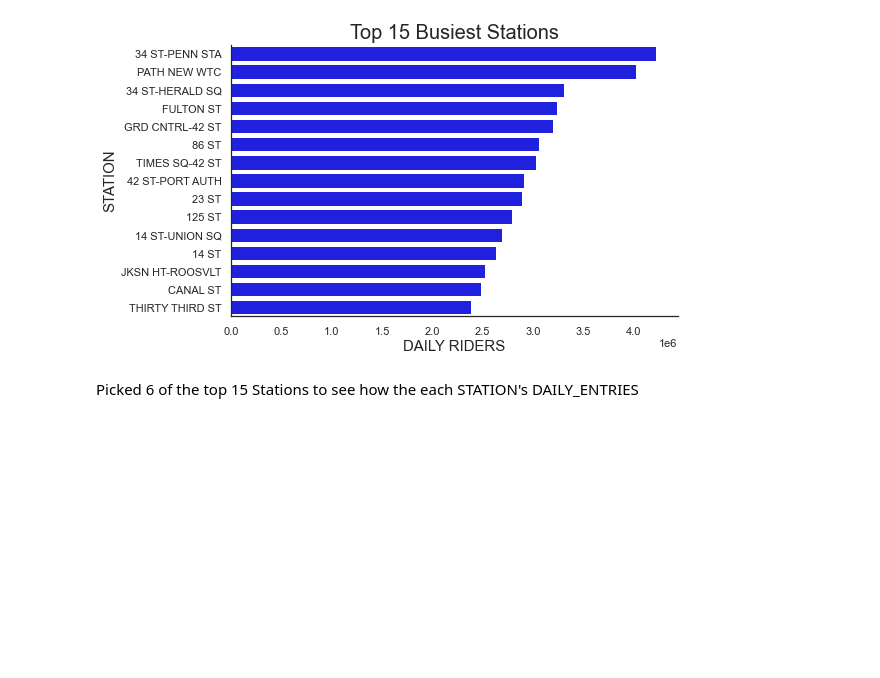
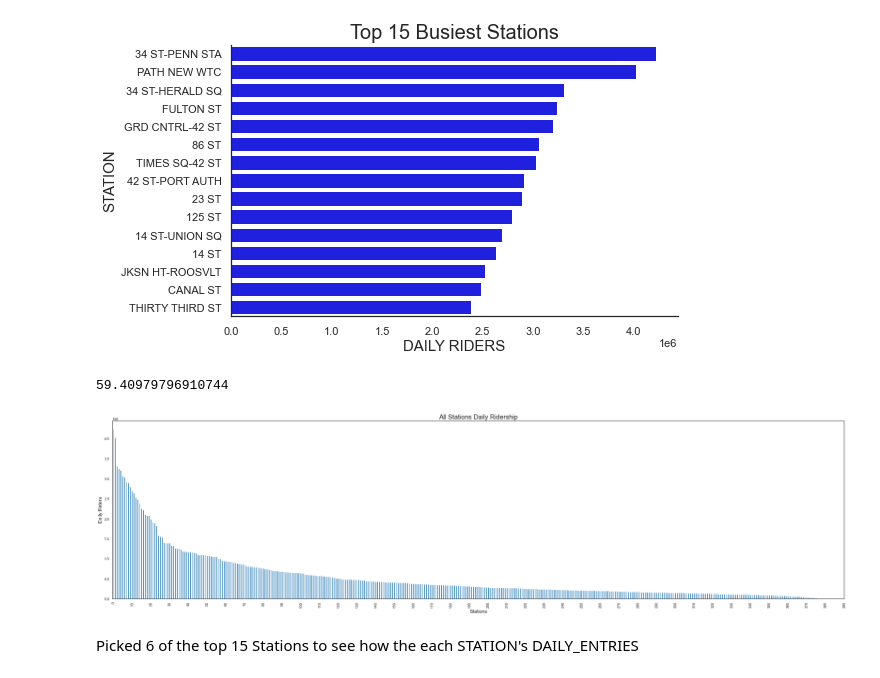
Before and after one commit to aturumella/EDA_Project, a Jupyter notebook: MVP_MTA_Archana_Turumella.ipynb, the cells around one changed output. Saved outputs shown, nothing was run; the diff lists cells and outputs as text; code cells hidden in the pictures; blank space fills up the shorter version.

```diff
--- a/MVP_MTA_Archana_Turumella.ipynb
+++ b/MVP_MTA_Archana_Turumella.ipynb
@@ -349,6 +346,23 @@ sns.barplot(data = Densely_Pop_Station.head(15),color="blue",
 sns.despine();
 # %% [output]
 [figure]
+# %%
+#Calculating the percentage of riders belonging to top n stations compared to all the stations
+total_riders_top = Densely_Pop_Station.DAILY_ENTRIES[:80].sum()
+total_riders = sum(Densely_Pop_Station.DAILY_ENTRIES)
+Per_top_over_total = (total_riders_top/total_riders)*100
+print(Per_top_over_total)
+# it is coming to 59.4%
+# %% [output]
+59.40979796910744
+# %%
+y2 = np.arange(0, 100, 10)
+plt.rcParams["figure.figsize"] = [40, 10]
+Densely_Pop_Station.plot(
+   xticks = (np.arange(0, 400, 10)), y='DAILY_ENTRIES',
+    kind="bar",xlabel = 'Stations',ylabel = 'Daily Riders',legend = None,title = 'All Stations Daily Ridership');
+# %% [output]
+[figure, added]
 # %% [markdown]
 Picked 6 of the top 15 Stations to see how the each STATION's DAILY_ENTRIES
 # %%
```
Also changed, not shown: parts of 6 cells of this notebook.
